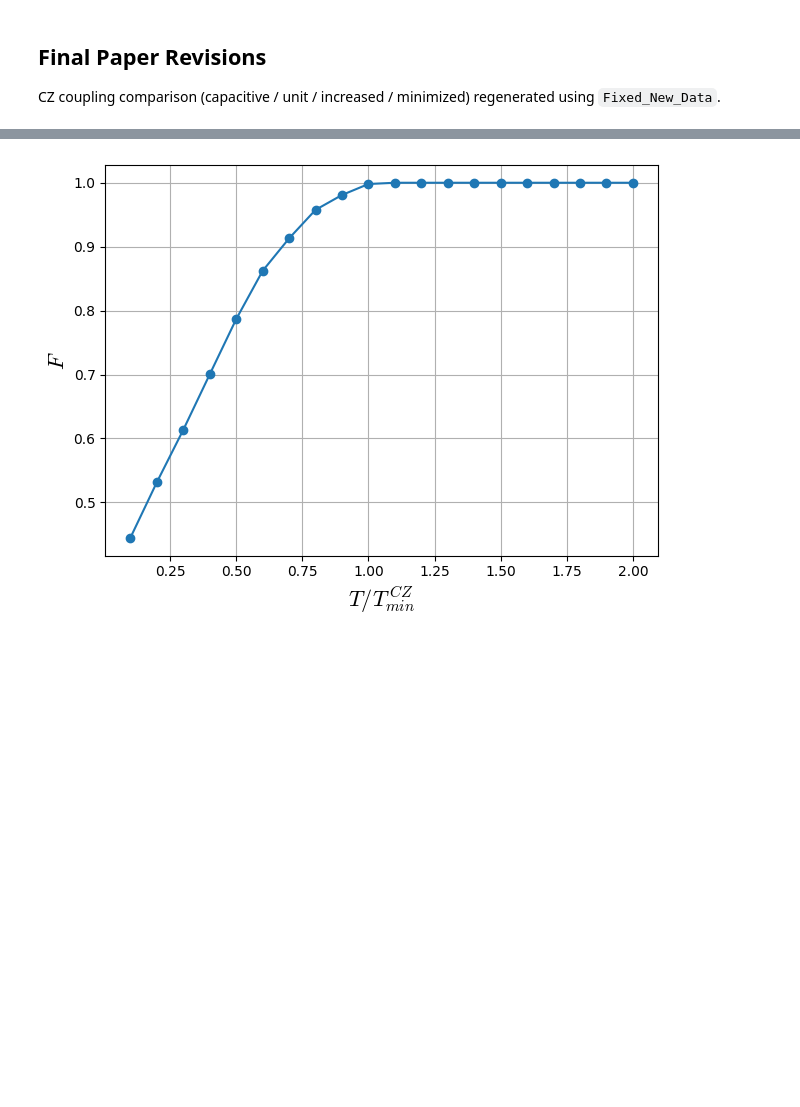
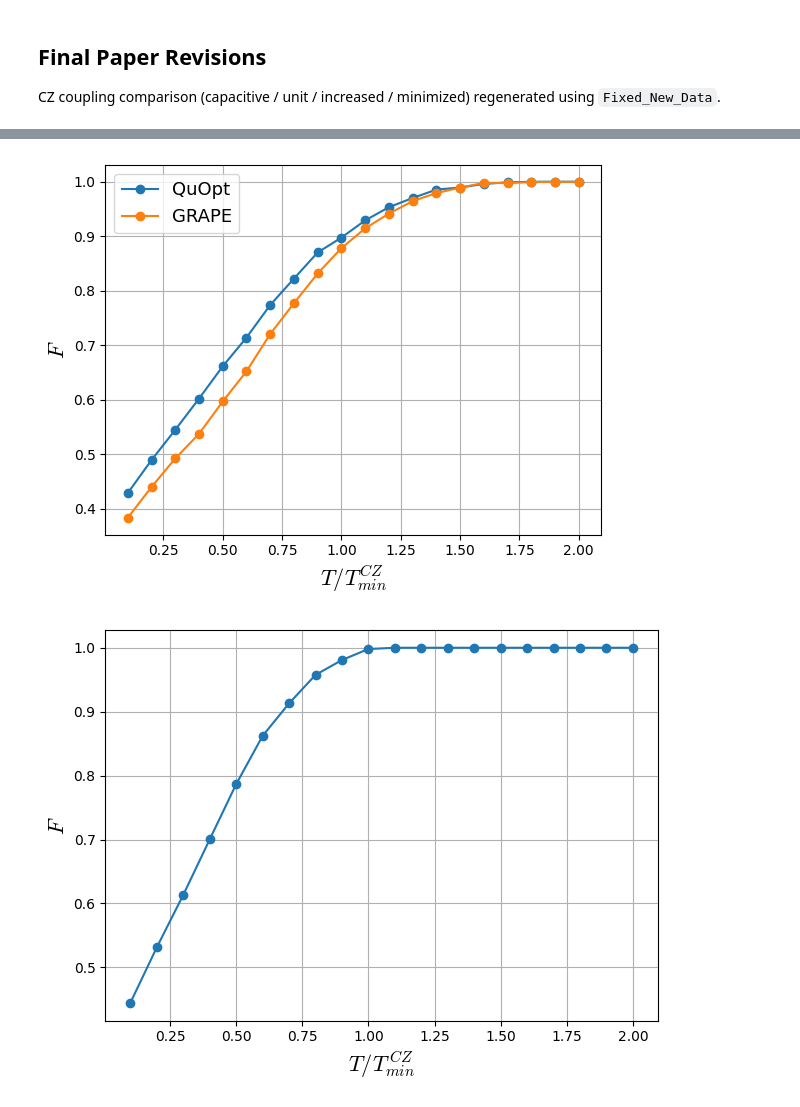
Before and after one commit to b-basyildiz/QuOpt, a Jupyter notebook: Optimal_Control/Testing.ipynb, the cells around one changed output, grey strips where cells are left out. Drawn from its saved outputs; the diff is of its cells as text; code cells hidden in the pictures; blank space fills up the shorter version.

```diff
--- a/Optimal_Control/Testing.ipynb
+++ b/Optimal_Control/Testing.ipynb
@@ -249,3 +249,11 @@ plt.show()
+# %%
+fig, ax = plt.subplots()
+plot_fidelity("./Fixed_New_Data/Closed_System/capacitiveCoupUnit/Fidelities/qutrit_CZ_capacitiveCoupUnit_M40_SGD_SRK2_g1.0_maxT2.0_maxD40_it5000.csv", label="QuOpt", graph_type="CZ", ax=ax)
+plot_fidelity("./Fixed_New_Data/Closed_System/Sahel_Data/QutritSpeedLimits_QutritCZ_3_5_0_ENC.csv", label="GRAPE", graph_type="CZ", ax=ax)
+plt.savefig('./Revision_Plots/CZ_Excitation_Conserv.pdf')
+plt.show()
+# %% [output]
+[figure, added]
 # %%
 plot_fidelity(
     "./coupling_data/capacitiveCoup/Fidelities/qutrit_CZ_capacitiveCoup_M40_SGD_SRK2_g1.0_maxT2.0_maxD40_it5000.csv",
```
Also changed, not shown: parts of 1 cell of this notebook, 7 other files.
